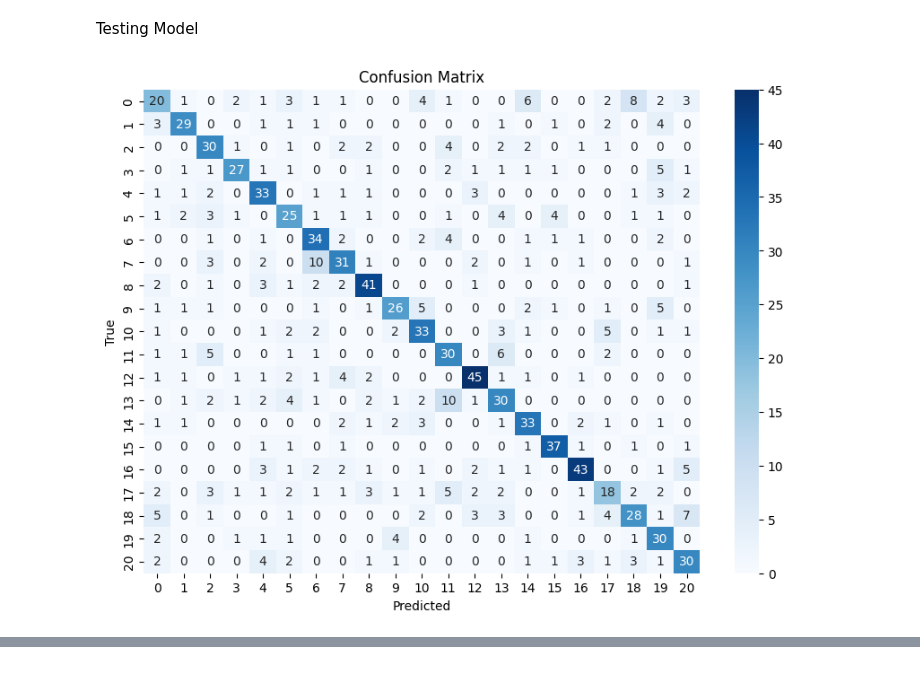
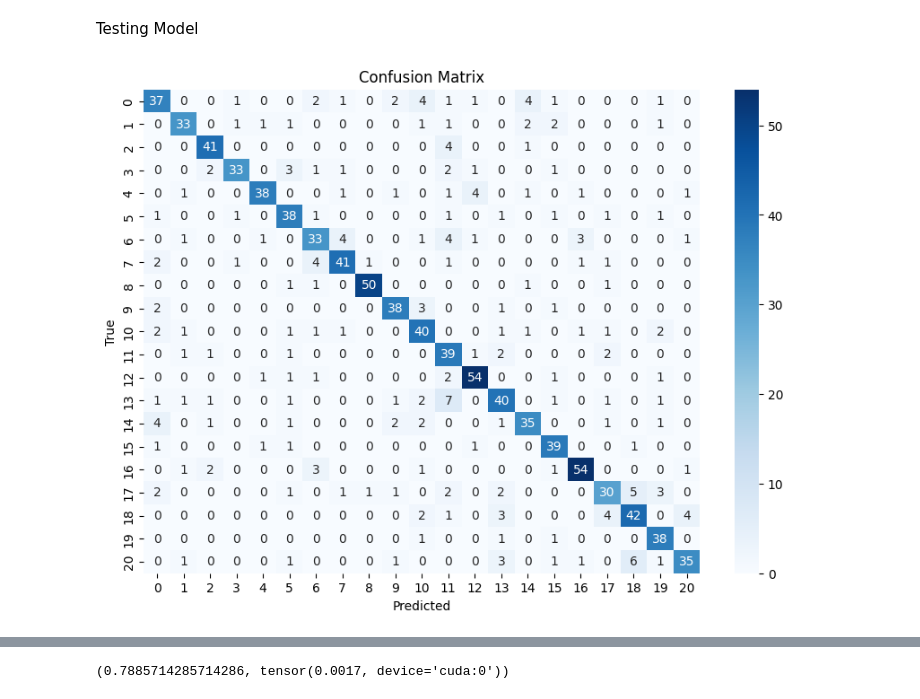
Before and after one commit to NtandoRaji/ml-assignment2-2024, a Jupyter notebook: Ensembling.ipynb, the cells around one changed output, grey strips where cells are left out. Saved outputs shown, nothing was run; the diff lists cells and outputs as text; code cells hidden in the pictures.

Commit message:
Trained & Evaluated Model

```diff
--- a/Ensembling.ipynb
+++ b/Ensembling.ipynb
@@ -212,15 +254,15 @@ class Ensemble(nn.Module):
         self.load_state_dict(T.load(f"{self.save_dir}/{name}.pth"))
 
 
-model_1.save_dir = "./best_models"
-model_2.save_dir = "./best_models"
+model_1.save_dir = "./models"
+model_2.save_dir = "./models"
 
 #Freeze these models
-model_1.load("NeuralNetwork-1_acc-61.81_loss-0.000009")
+model_1.load("Conv-NeuralNetwork-Image Dataset-1_acc-80.00_loss-0.000001")
 for param in model_1.parameters():
     param.requires_grad_(False)
 
-model_2.load("NeuralNetwork-2_acc-61.62_loss-0.000004")
+model_2.load("Conv-NeuralNetwork-Image Dataset-2_acc-80.19_loss-0.000001")
 for param in model_2.parameters():
     param.requires_grad_(False)
 
@@ -251,9 +293,11 @@ def validate_model(model, X_val, y_val, criterion):
         precision = precision_score(y_true, y_pred, average='macro')
         recall = recall_score(y_true, y_pred, average='macro')
         roc_auc = roc_auc_score(y_true, F.softmax(logits, dim=1).cpu().numpy(), multi_class='ovo')
+        cohen_kappa = cohen_kappa_score(y_true, y_pred)
+
         loss /= size
 
-        print(f"Test Metrics: \n Accuracy: {100 * accuracy:>0.2f}%, Precision: {precision:>0.4f}, Recall: {recall:>0.4f}, ROC AUC: {roc_auc:>0.4f},  Avg loss: {loss:>8f}")
+        print(f"Validation Metrics: \n Accuracy: {100 * accuracy:>0.2f}%, Precision: {precision:>0.4f}, Recall: {recall:>0.4f}, ROC AUC: {roc_auc:>0.4f}, Cohen Kappa: {cohen_kappa:>0.4f}, Avg loss: {loss:>8f}")
 
     return accuracy, loss
 # %%
@@ -301,19 +345,19 @@ learning_rate = 1e-4
 criterion = nn.CrossEntropyLoss()
 optimizer = optim.Adam(model.parameters(), lr=learning_rate)
 
-best_accuracy = 0.63 # ???
+best_accuracy = 0.80 # ???
 
 for epoch in range(epochs):
     print(f"Epoch {epoch + 1}\n-------------------------------")
 
-    train_model(model, X_train_PCA, y_train, criterion, optimizer)
+    train_model(model, X_train, y_train, criterion, optimizer)
     print('Finished training')
 
-    accuracy, loss = validate_model(model, X_val_PCA, y_val, criterion)
+    accuracy, loss = validate_model(model, X_val, y_val, criterion)
 
     if accuracy > best_accuracy:
         print(f"[+] Saving Model...")
-        model.save(f"NeuralNetwork-Ensemble-Advance_acc-{accuracy * 100:.2f}_loss-{loss:>8f}")
+        model.save(f"Conv-NeuralNetwork-Ensemble-Advance_acc-{accuracy * 100:.2f}_loss-{loss:>8f}")
         best_accuracy = accuracy
 
         print(f"[!] Models Saved.")
@@ -374,7 +433,7 @@ def make_confusion_matrix(y_pred, y_true, labels):
 criterion = nn.CrossEntropyLoss()
 def test_model(model, X_test, y_test, criterion):
     size = len(y_test)
-
+    loss = 0
     model.eval()
     with T.no_grad():
         X = T.from_numpy(X_test).to(T.float32).to(device)
@@ -394,16 +453,20 @@ def test_model(model, X_test, y_test, criterion):
         precision = precision_score(y_true, y_pred, average='macro')
         recall = recall_score(y_true, y_pred, average='macro')
         roc_auc = roc_auc_score(y_true, F.softmax(logits, dim=1).cpu().numpy(), multi_class='ovo')
+        cohen_kappa = cohen_kappa_score(y_true, y_pred)
+
         loss /= size
 
-        print(f"Test Metrics: \n Accuracy: {100 * accuracy:>0.2f}%, Precision: {precision:>0.4f}, Recall: {recall:>0.4f}, ROC AUC: {roc_auc:>0.4f},  Avg loss: {loss:>8f}")
+        print(f"Test Metrics: \n Accuracy: {100 * accuracy:>0.2f}%, Precision: {precision:>0.4f}, Recall: {recall:>0.4f}, ROC AUC: {roc_auc:>0.4f}, Cohen Kappa: {cohen_kappa:>0.4f}, Avg loss: {loss:>8f}")
+
+    return accuracy, loss
 # %%
 # model_1.save_dir = "./best_models"
 # model_2.save_dir = "./best_models"
 
-# model.load("NeuralNetwork-Ensemble_acc-62.10_loss-0.005126")
+model.load("Conv-NeuralNetwork-Ensemble-Advance_acc-80.67_loss-0.001625")
 # model_2.load("NeuralNetwork-2_acc-61.81_loss-0.000008")
-test_model(model, X_test_PCA, y_test, criterion)
+test_model(model, X_test, y_test, criterion)
 # %% [output]
-[figure, old version]
+[figure, new version]
 Test Metrics:
@@ -410,0 +474 @@ Test Metrics:
+(0.7885714285714286, tensor(0.0017, device='cuda:0'))
```
Also changed, not shown: parts of 27 cells of this notebook, 9 other files.
